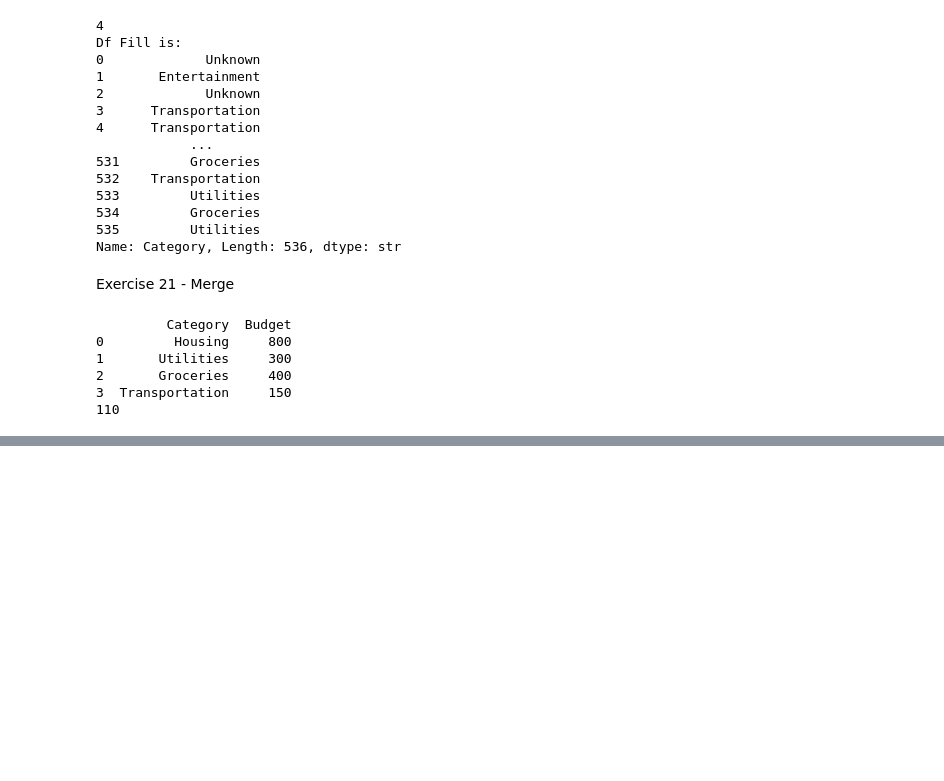
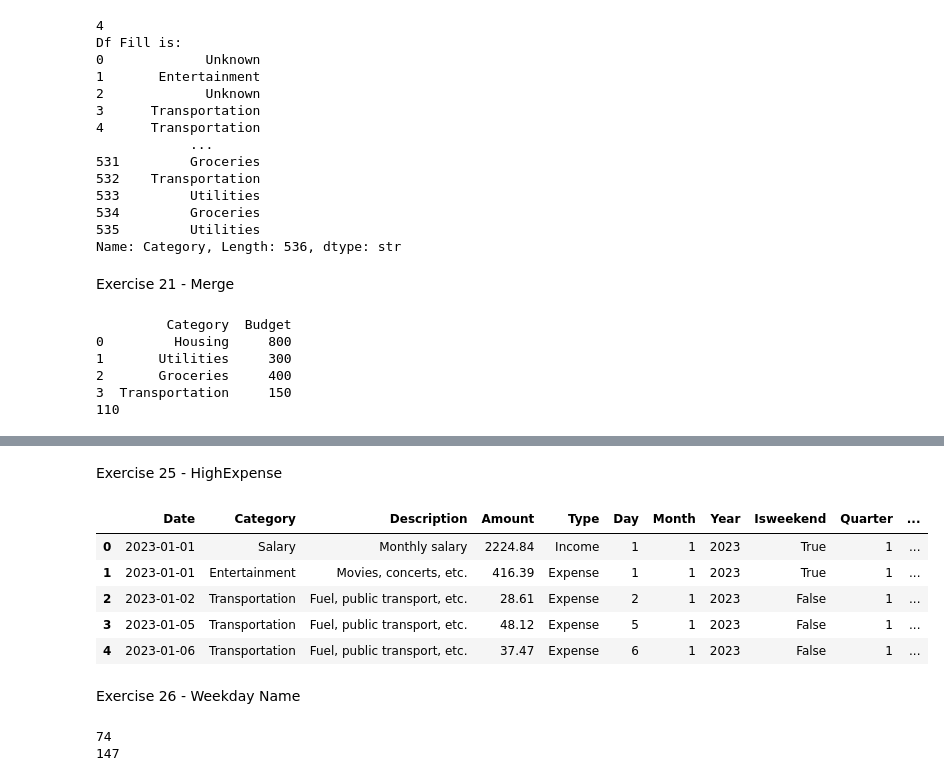
Before and after one commit to AfonsoGeraldo/personal-finance-analysis, a Jupyter notebook: notebooks/analysis.ipynb, the cells around one changed output, grey strips where cells are left out. Cells and saved outputs as stored; diff of their text form; code cells hidden in the pictures; blank space fills up the shorter version.

Commit message:
Add feature engineering: date parts, IsWeekend, Quarter, HighExpense, WeekdayName

```diff
--- a/notebooks/analysis.ipynb
+++ b/notebooks/analysis.ipynb
@@ -345,0 +348,12 @@ print(merge['Budget'].isna().sum())
+# %%
+datatype = df['Date'].dtype
+
+print(f"The datatype is {datatype}")
+
+df['Date'] = pd.to_datetime(df['Date'])
+
+df['Day'] = df['Date'].dt.day
+df['Month'] = df['Date'].dt.month
+df['Year'] = df['Date'].dt.year
+
+df.head()
@@ -345,0 +370,4 @@ print(merge['Budget'].isna().sum())
+# %%
+df['Isweekend'] = (df['Date'].dt.dayofweek == 5) | (df['Date'].dt.dayofweek == 6)
+
+df.head()
@@ -345,0 +383,4 @@ print(merge['Budget'].isna().sum())
+# %%
+df['Quarter'] = df['Date'].dt.quarter
+
+df.head()
@@ -345,0 +394,26 @@ print(merge['Budget'].isna().sum())
+# %% [markdown]
+Exercise 25 - HighExpense
+# %%
+df['HighExpense'] = (df['Amount'] > 200) & (df['Type'] == 'Expense')
+
+df.head()
+# %% [output]
+|  | Date | Category | Description | Amount | Type | Day | Month | Year | Isweekend | Quarter | ... |
+| 0 | 2023-01-01 | Salary | Monthly salary | 2224.84 | Income | 1 | 1 | 2023 | True | 1 | ... |
+| 1 | 2023-01-01 | Entertainment | Movies, concerts, etc. | 416.39 | Expense | 1 | 1 | 2023 | True | 1 | ... |
+| 2 | 2023-01-02 | Transportation | Fuel, public transport, etc. | 28.61 | Expense | 2 | 1 | 2023 | False | 1 | ... |
+| 3 | 2023-01-05 | Transportation | Fuel, public transport, etc. | 48.12 | Expense | 5 | 1 | 2023 | False | 1 | ... |
+| 4 | 2023-01-06 | Transportation | Fuel, public transport, etc. | 37.47 | Expense | 6 | 1 | 2023 | False | 1 | ... |
+# %% [markdown]
+Exercise 26 - Weekday Name
+# %%
+df['WeekdayName'] = df['Date'].dt.day_name()
+
+count_saturday = df['WeekdayName'][df['WeekdayName'] == 'Saturday'].count()
+count_isWeekend = df['Isweekend'][df['Isweekend'] == True].count()
+
+print(count_saturday)
+print(count_isWeekend)
+# %% [output]
+74
+147
```
Also changed, not shown: parts of 6 cells of this notebook.
